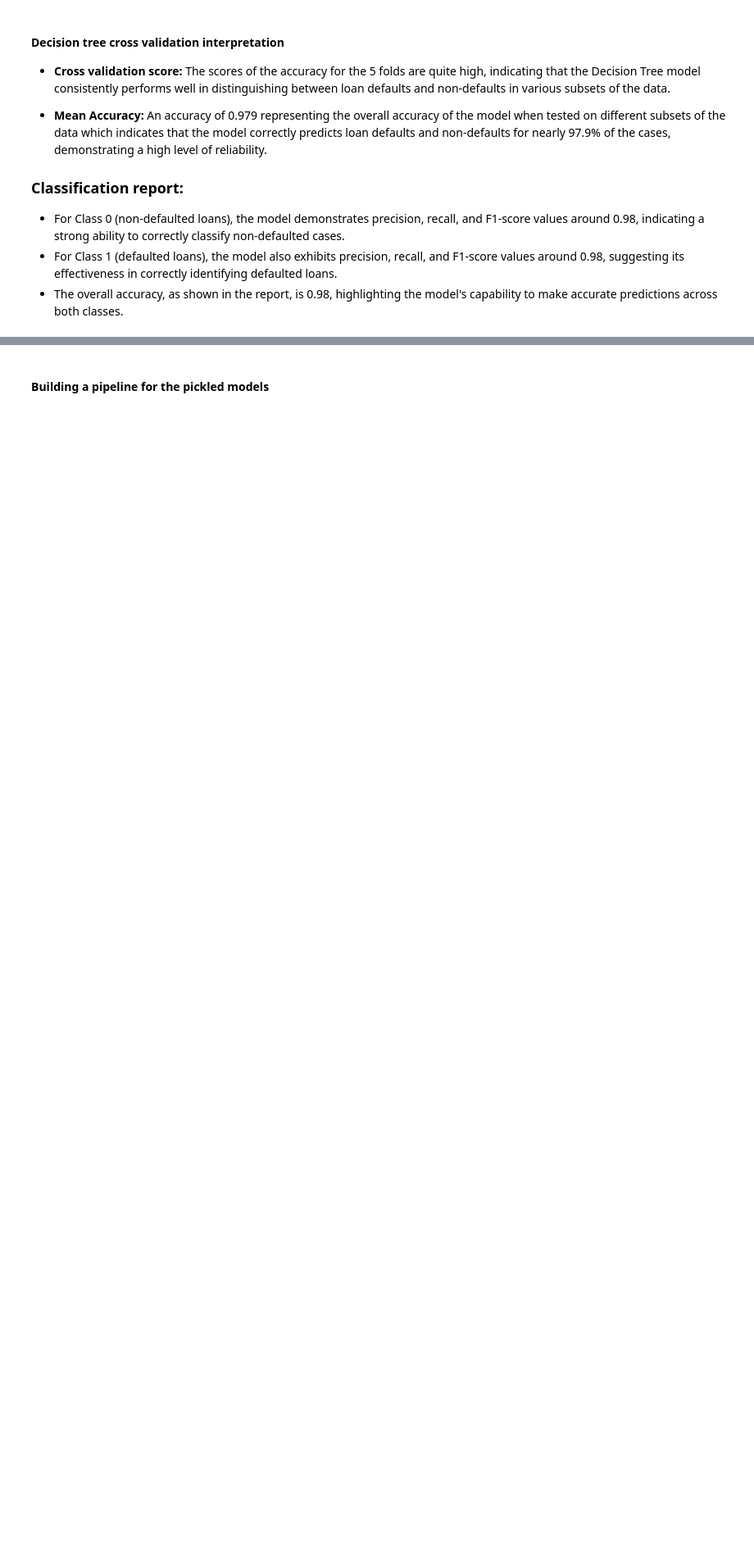
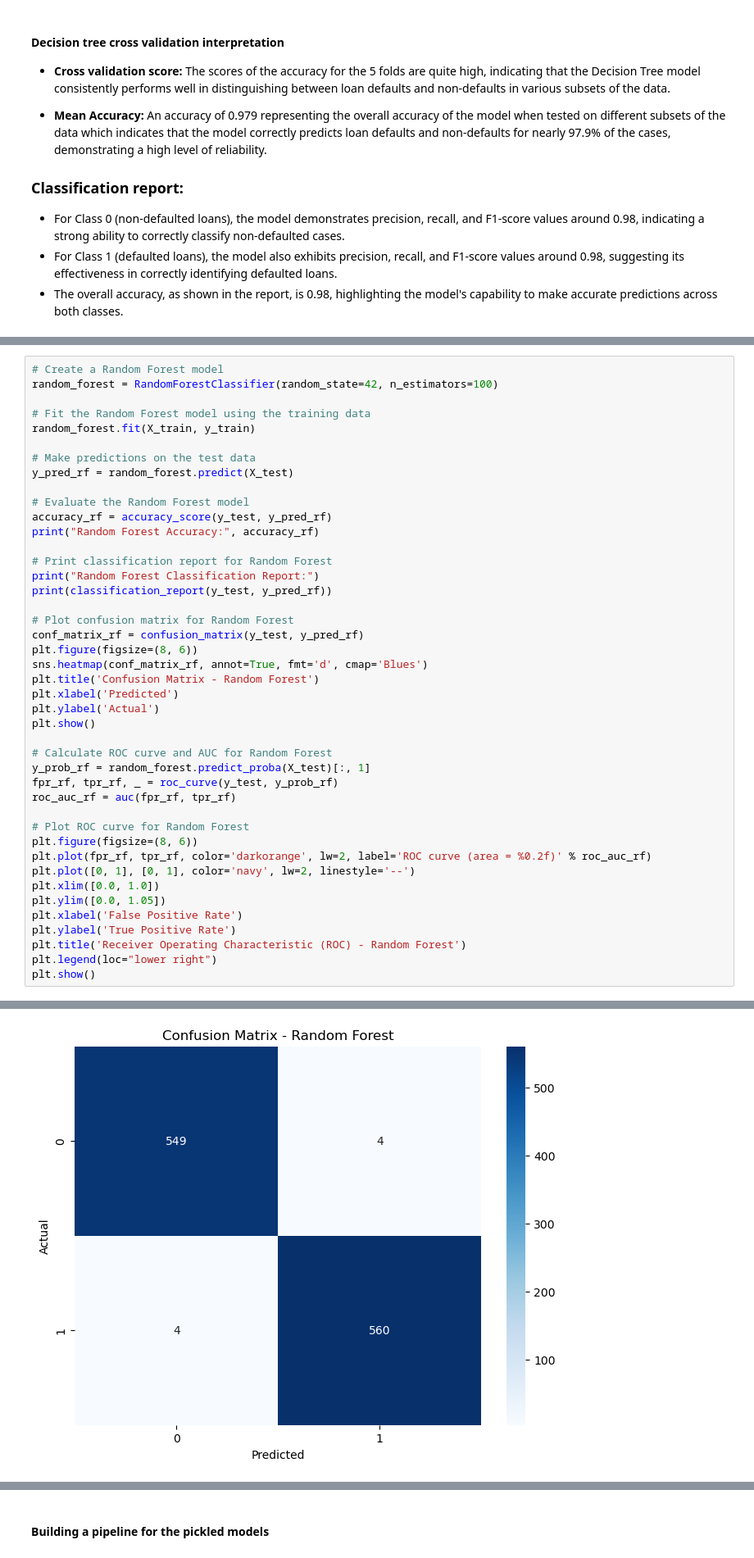
Before and after one commit to frank015940/Loan-Default-Prediction, a Jupyter notebook: loan_default_15th.ipynb, the cells around one changed output, grey strips where cells are left out. Shown at 82% size. Saved outputs shown, nothing was run; the diff lists cells and outputs as text; blank space fills up the shorter version.

```diff
--- a/loan_default_15th.ipynb
+++ b/loan_default_15th.ipynb
@@ -1290,0 +1277,44 @@ weighted avg       0.98      0.98      0.98      1117
+# %%
+# Create a Random Forest model
+random_forest = RandomForestClassifier(random_state=42, n_estimators=100)
+
+# Fit the Random Forest model using the training data
+random_forest.fit(X_train, y_train)
+
+# Make predictions on the test data
+y_pred_rf = random_forest.predict(X_test)
+
+# Evaluate the Random Forest model
+accuracy_rf = accuracy_score(y_test, y_pred_rf)
+print("Random Forest Accuracy:", accuracy_rf)
+
+# Print classification report for Random Forest
+print("Random Forest Classification Report:")
+print(classification_report(y_test, y_pred_rf))
+
+# Plot confusion matrix for Random Forest
+conf_matrix_rf = confusion_matrix(y_test, y_pred_rf)
+plt.figure(figsize=(8, 6))
+sns.heatmap(conf_matrix_rf, annot=True, fmt='d', cmap='Blues')
+plt.title('Confusion Matrix - Random Forest')
+plt.xlabel('Predicted')
+plt.ylabel('Actual')
+plt.show()
+
+# Calculate ROC curve and AUC for Random Forest
+y_prob_rf = random_forest.predict_proba(X_test)[:, 1]
+fpr_rf, tpr_rf, _ = roc_curve(y_test, y_prob_rf)
+roc_auc_rf = auc(fpr_rf, tpr_rf)
+
+# Plot ROC curve for Random Forest
+plt.figure(figsize=(8, 6))
+plt.plot(fpr_rf, tpr_rf, color='darkorange', lw=2, label='ROC curve (area = %0.2f)' % roc_auc_rf)
+plt.plot([0, 1], [0, 1], color='navy', lw=2, linestyle='--')
+plt.xlim([0.0, 1.0])
+plt.ylim([0.0, 1.05])
+plt.xlabel('False Positive Rate')
+plt.ylabel('True Positive Rate')
+plt.title('Receiver Operating Characteristic (ROC) - Random Forest')
+plt.legend(loc="lower right")
+plt.show()
+# %% [output]
@@ -1290,0 +1331 @@ weighted avg       0.98      0.98      0.98      1117
+[figure, added]
```
Also changed, not shown: parts of 14 cells of this notebook.
